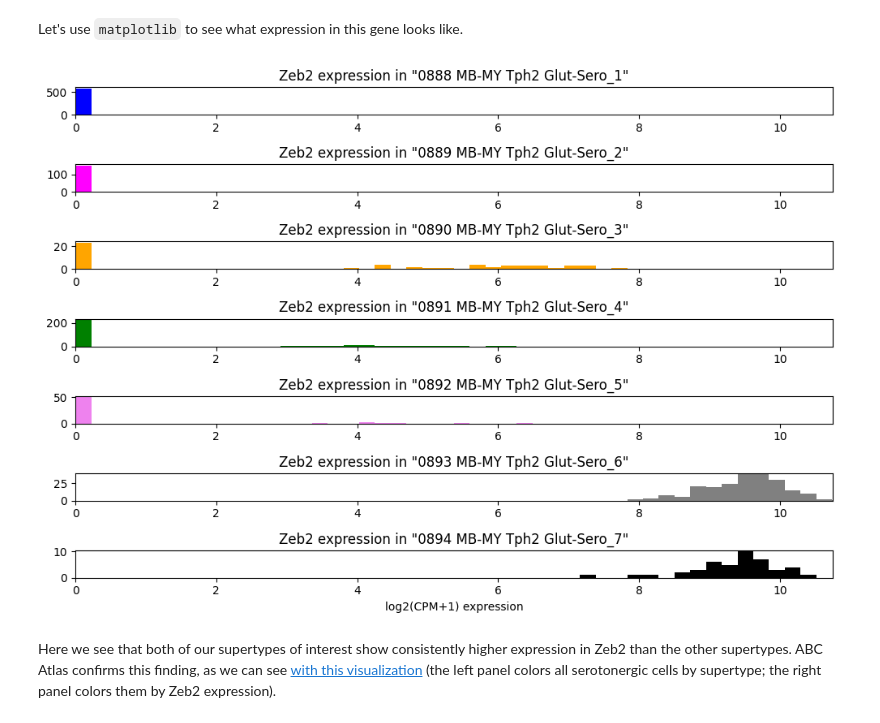
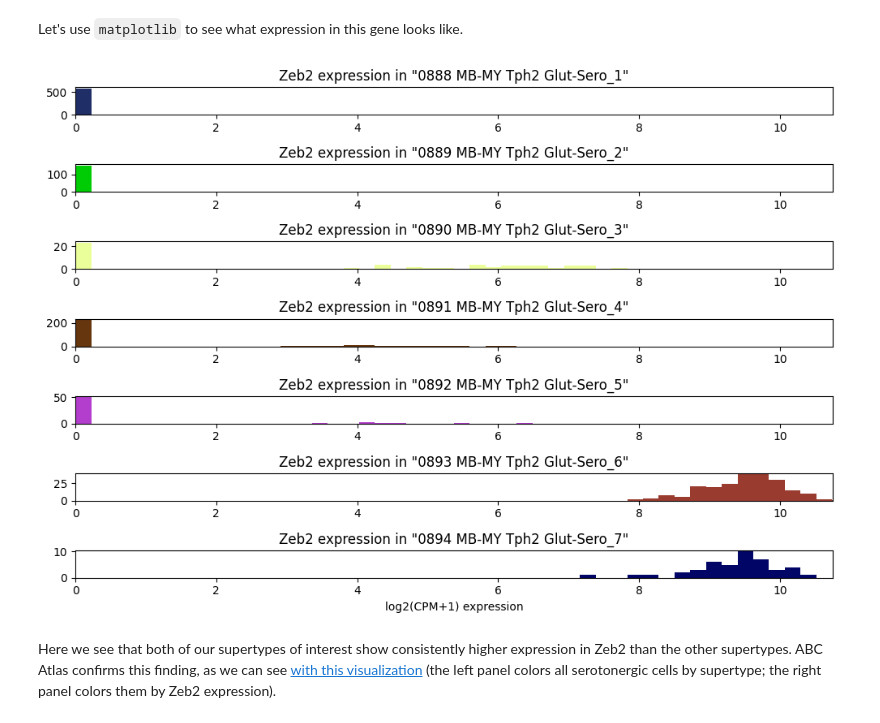
Before and after one commit to danielsf/jottings, a Jupyter notebook: PutItAllTogether.ipynb, the cells around one changed output. Cells and saved outputs as stored; diff of their text form; code cells hidden in the pictures.

Commit message:
color supertypes by canonical colors

```diff
--- a/PutItAllTogether.ipynb
+++ b/PutItAllTogether.ipynb
@@ -84,7 +85,12 @@ neurotransmitter_df = neurotransmitter_df.rename(
     axis=1
 )
 # %%
-neurotransmitter_df = neurotransmitter_df[['cluster_alias', 'neurotransmitter', 'neurotransmitter_label']]
+neurotransmitter_df = neurotransmitter_df[
+    ['cluster_alias',
+     'neurotransmitter',
+     'neurotransmitter_label',
+     'neurotransmitter_color']
+]
 # %%
 neurotransmitter_df.head(10)
 # %% [output]
@@ -108,11 +114,17 @@ supertype_df = whole_mouse_membership_df[
 # %%
 supertype_df = supertype_df.rename(
     {'cluster_annotation_term_name': 'supertype',
-     'cluster_annotation_term_label': 'supertype_label'},
+     'cluster_annotation_term_label': 'supertype_label',
+     'color_hex_triplet': 'supertype_color'},
     axis=1
 )
 # %%
-supertype_df = supertype_df[['cluster_alias', 'supertype', 'supertype_label']]
+supertype_df = supertype_df[
+    ['cluster_alias',
+     'supertype',
+     'supertype_label',
+     'supertype_color']
+]
 # %%
 supertype_df.head(10)
 # %% [output]
@@ -144,8 +156,10 @@ whole_mouse_cell_metadata = whole_mouse_cell_metadata[
      'feature_matrix_label',
      'neurotransmitter',
      'neurotransmitter_label',
+     'neurotransmitter_color',
      'supertype',
-     'supertype_label']
+     'supertype_label',
+     'supertype_color']
 ]
 # %%
 whole_mouse_cell_metadata
@@ -441,45 +455,34 @@ d_zeb2 = max_zeb2-min_zeb2
 
 # determine how many unique supertypes are in the serotontergic dataset
 unq_supertypes = np.unique(sero_adata.obs.supertype)
 n_supertypes = len(unq_supertypes)
 
 fig = plt.figure(figsize=(10, 1*n_supertypes))
 
 # add a sub plot for each supertype
 axis_list = [
     fig.add_subplot(n_supertypes, 1, ii+1)
     for ii in range(n_supertypes)
 ]
 
-color_list = [
-    'blue',
-    'magenta',
-    'orange',
-    'green',
-    'violet',
-    'gray',
-    'black'
-]
-
-
 # loop over supertypes
-for ii, (supertype, axis) in enumerate(zip(unq_supertypes, axis_list)):
+for supertype, axis in zip(unq_supertypes, axis_list):
     # grab only cells in this supertype
     subset = sero_adata[sero_adata.obs.supertype==supertype, :]
 
     zeb2_expression = subset.X[:, zeb2_idx]
 
     _  = axis.hist(
         zeb2_expression,
         bins=np.linspace(min_zeb2, max_zeb2+0.02*d_zeb2, 50),
-        color=color_list[ii%n_supertypes]
+        color=subset.obs.supertype_color.iloc[0]
     )
 
     axis.set_title(f'Zeb2 expression in "{supertype}"')
     axis.set_xlim(min_zeb2, max_zeb2)
 
 axis_list[-1].set_xlabel('log2(CPM+1) expression')
 fig.tight_layout()
 # %% [output]
-[figure, old version]
+[figure, new version]
 # %% [markdown]
```
Also changed, not shown: parts of 9 cells of this notebook.
